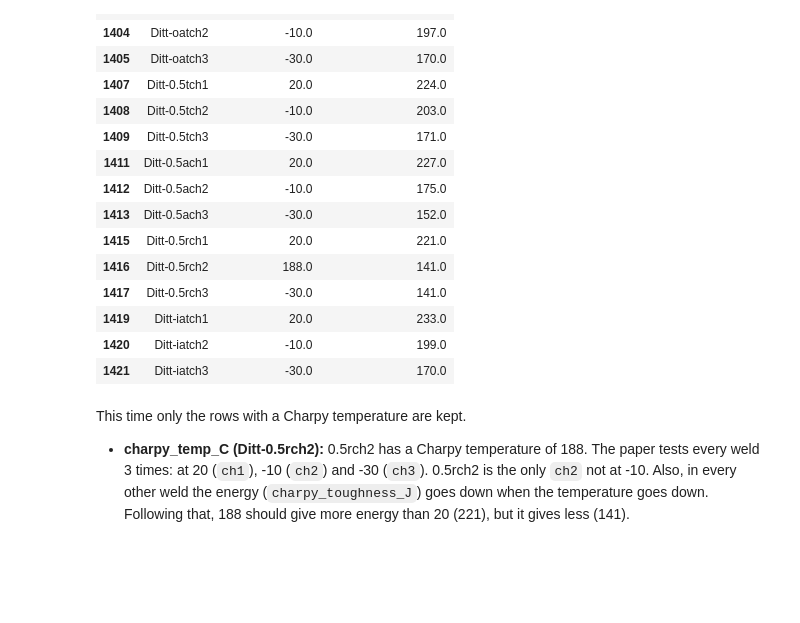
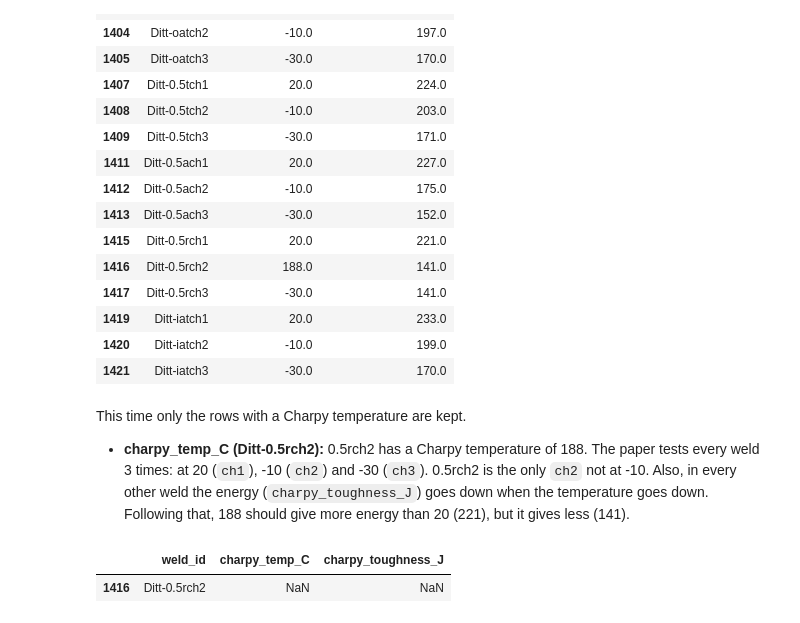
Before and after one commit to K3YB04RD-w4rri0r/ml-soldering-prediction, a Jupyter notebook: preprocessing/2_units_handling.ipynb, the cells around one changed output. Cells and saved outputs as stored; diff of their text form; code cells hidden in the pictures; blank space fills up the shorter version.

Commit message:
Set Charpy energy to NaN with its temperature

```diff
--- a/preprocessing/2_units_handling.ipynb
+++ b/preprocessing/2_units_handling.ipynb
@@ -304,8 +372,11 @@ This time only the rows with a Charpy temperature are kept.
 
 - **charpy_temp_C (Ditt-0.5rch2):** 0.5rch2 has a Charpy temperature of 188. The paper tests every weld 3 times: at 20 (`ch1`), -10 (`ch2`) and -30 (`ch3`). 0.5rch2 is the only `ch2` not at -10. Also, in every other weld the energy (`charpy_toughness_J`) goes down when the temperature goes down. Following that, 188 should give more energy than 20 (221), but it gives less (141).
 # %%
-df.loc[df["weld_id"] == "Ditt-0.5rch2", "charpy_temp_C"] = np.nan
+df.loc[df["weld_id"] == "Ditt-0.5rch2", ["charpy_temp_C", "charpy_toughness_J"]] = np.nan
 
 df.loc[df["weld_id"] == "Ditt-0.5rch2", ["weld_id", "charpy_temp_C", "charpy_toughness_J"]]
+# %% [output]
+|  | weld_id | charpy_temp_C | charpy_toughness_J |
+| 1416 | Ditt-0.5rch2 | NaN | NaN |
 # %% [markdown]
 - **charpy_temp_C (Ditt-0.5rch2):** Set to NaN rather than a specific value because we don't know.
```
Also changed, not shown: parts of 7 cells of this notebook, 1 other file.
